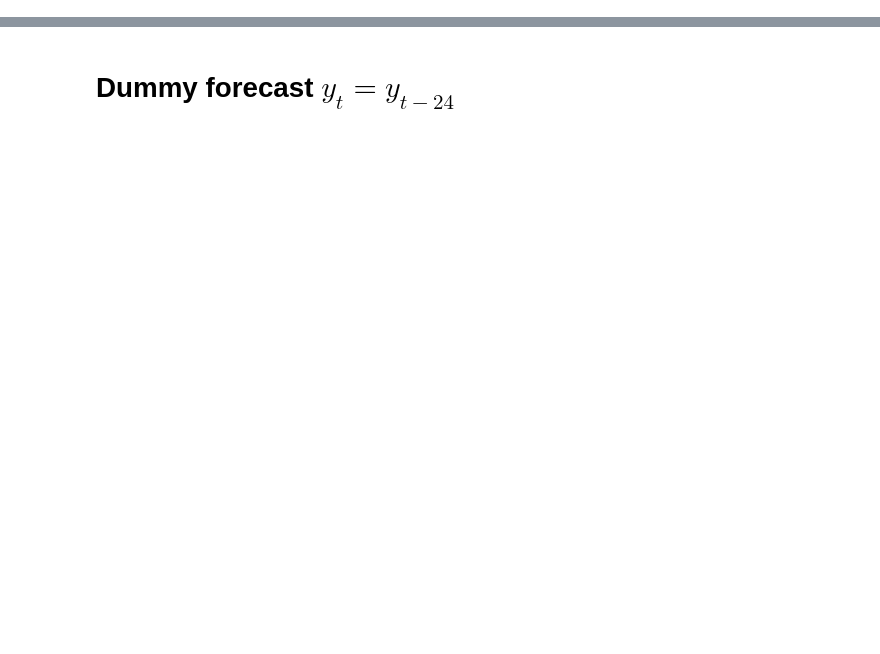
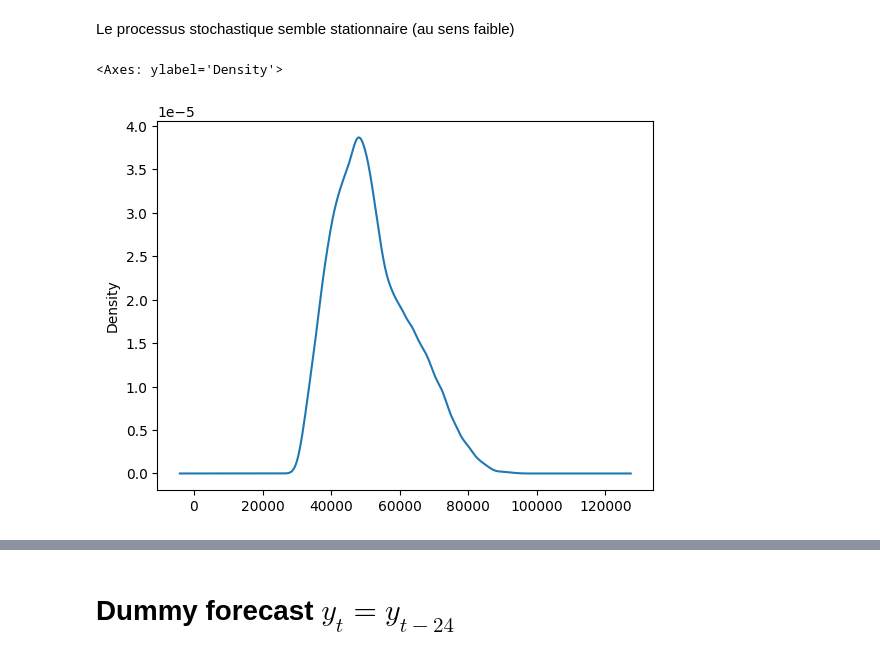
Before and after one commit to enzo-boulin/Eclipse, a Jupyter notebook: main.ipynb, the cells around one changed output, grey strips where cells are left out. Drawn from its saved outputs; the diff is of its cells as text; code cells hidden in the pictures; blank space fills up the shorter version.

```diff
--- a/main.ipynb
+++ b/main.ipynb
@@ -29,0 +37,8 @@ df.load.plot()
+# %% [markdown]
+Le processus stochastique semble stationnaire (au sens faible)
+# %%
+# distribution function
+df.load.plot(kind='kde')
+# %% [output]
+<Axes: ylabel='Density'>
+[figure, added]
```
Also changed, not shown: parts of 39 cells of this notebook, 2 other files.
